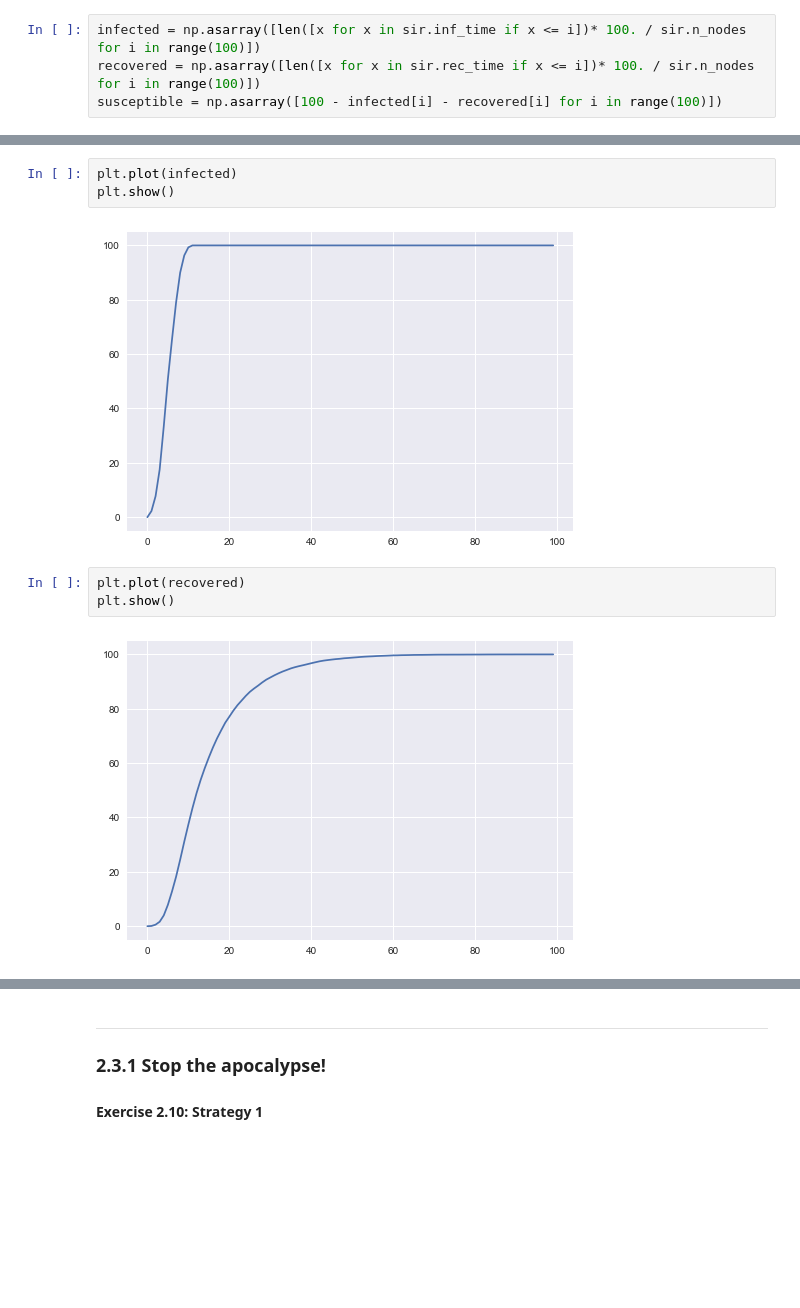
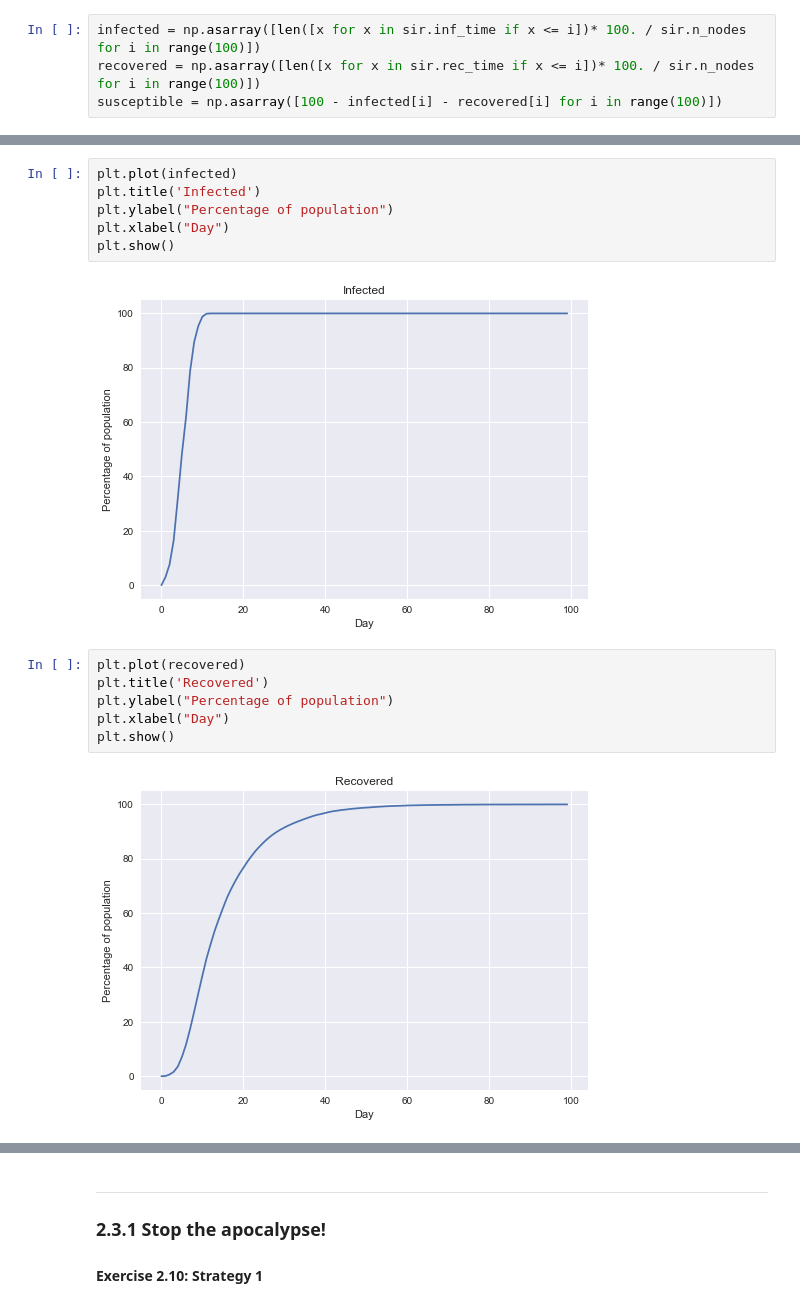
Before and after one commit to aurlien/friendship_paradox, a Jupyter notebook: lab2/notebooks/ix-lab2-notebook-part3.ipynb, the cells around one changed output, grey strips where cells are left out. Drawn from its saved outputs; the diff is of its cells as text; blank space fills up the shorter version.

```diff
--- a/lab2/notebooks/ix-lab2-notebook-part3.ipynb
+++ b/lab2/notebooks/ix-lab2-notebook-part3.ipynb
@@ -71,10 +67,16 @@ plt.show()
 # %%
 plt.plot(infected)
+plt.title('Infected')
+plt.ylabel("Percentage of population")
+plt.xlabel("Day")
 plt.show()
 # %% [output]
-[figure, old version]
+[figure, new version]
 # %%
 plt.plot(recovered)
+plt.title('Recovered')
+plt.ylabel("Percentage of population")
+plt.xlabel("Day")
 plt.show()
 # %% [output]
-[figure, old version]
+[figure, new version]
```
Also changed, not shown: parts of 60 cells of this notebook, 1 other file.
